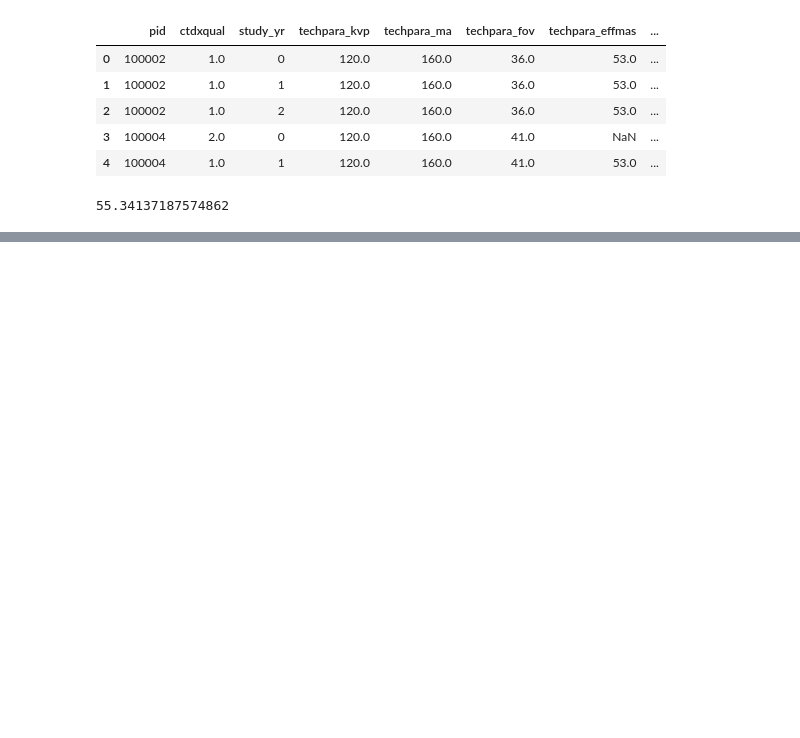
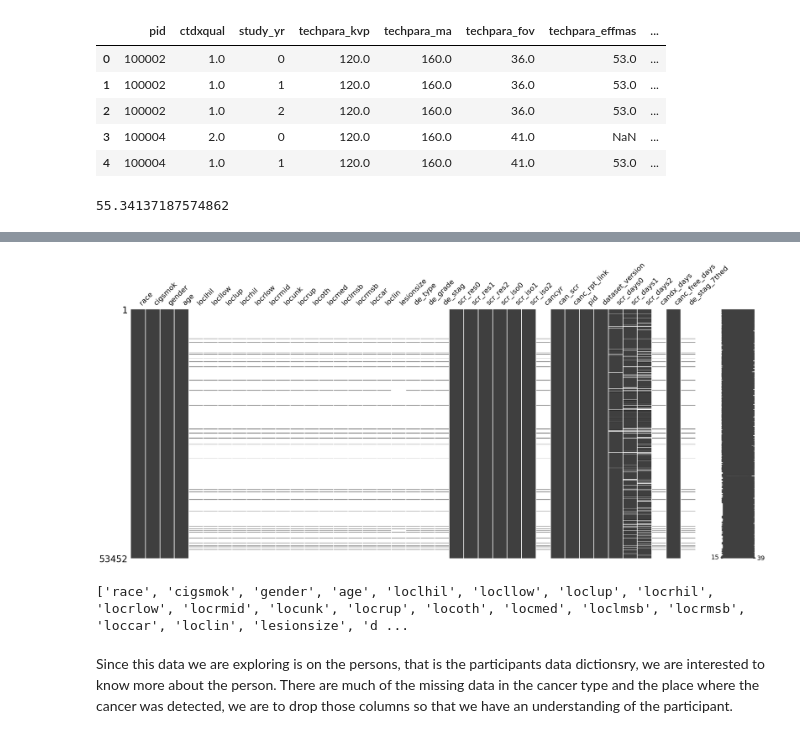
Before and after one commit to Desmondonam/Lung_cancer_Prediction, a Jupyter notebook: Lung_cancer_ML.ipynb, the cells around one changed output, grey strips where cells are left out. Cells and saved outputs as stored; diff of their text form; code cells hidden in the pictures; blank space fills up the shorter version.

```diff
--- a/Lung_cancer_ML.ipynb
+++ b/Lung_cancer_ML.ipynb
@@ -76,7 +76,7 @@ print(total_missing_percentage)
 # %% [output]
 16.436900083746696
 # %%
-df4 = pd.read_csv("/content/Data1/nlst_780_prsn_idc_20210527.csv")
+df4 = pd.read_csv("/content/nlst_780_prsn_idc_20210527.csv")
 df4.head()
 # %% [output]
 |  | race | cigsmok | gender | age | loclhil | locllow | loclup | locrhil | locrlow | locrmid | ... | ... |
@@ -108,0 +150,2 @@ print(total_missing_percentage)
+# %%
+data = df4
@@ -108,0 +162,13 @@ print(total_missing_percentage)
+# %%
+msno.matrix(data)
+plt.show()
+# %% [output]
+[figure, added]
+# %%
+### Get the columns in the data
+columns_list = data.columns.tolist()
+print(columns_list)
+# %% [output]
+['race', 'cigsmok', 'gender', 'age', 'loclhil', 'locllow', 'loclup', 'locrhil', 'locrlow', 'locrmid', 'locunk', 'locrup', 'locoth', 'locmed', 'loclmsb', 'locrmsb', 'loccar', 'loclin', 'lesionsize', 'd ...
+# %% [markdown]
+Since this data we are exploring is on the persons, that is the participants data dictionsry, we are interested to know more about the person. There are much of the missing data in the cancer type and the place where the cancer was detected, we are to drop those columns so that we have an understanding of the participant.
```
Also changed, not shown: parts of 29 cells of this notebook.
